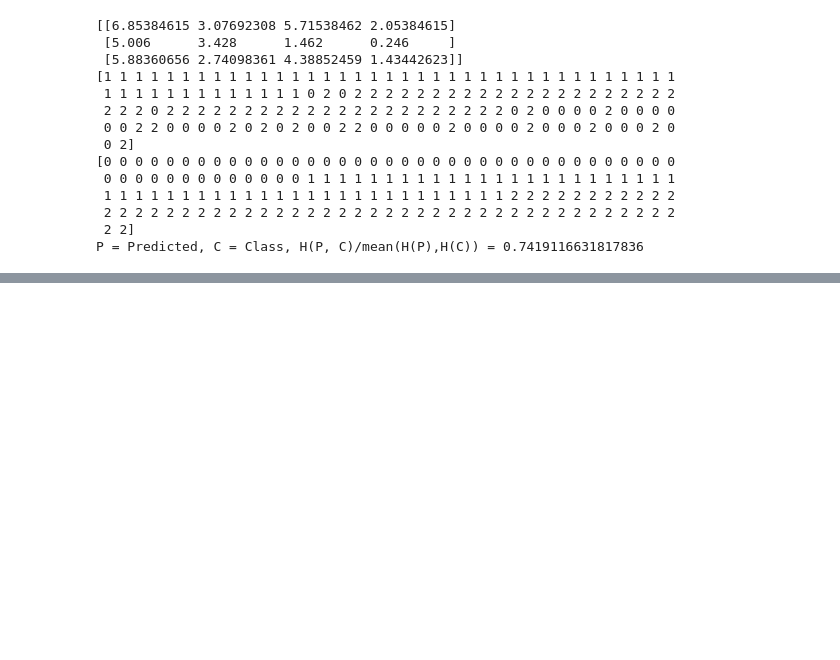
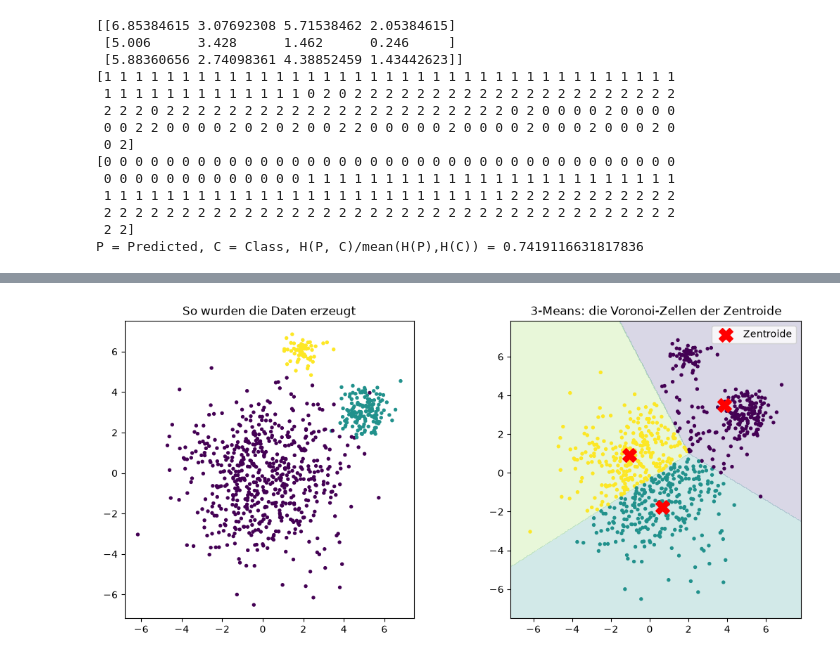
Before and after one commit to konradvoelkel/ds-skript-mirror, a Jupyter notebook: kmeans.ipynb, the cells around one changed output, grey strips where cells are left out. Saved outputs shown, nothing was run; the diff lists cells and outputs as text; code cells hidden in the pictures; blank space fills up the shorter version.

```diff
--- a/kmeans.ipynb
+++ b/kmeans.ipynb
@@ -385,0 +420,29 @@ from sklearn.cluster import MiniBatchKMeans
+# %%
+from sklearn.datasets import make_blobs
+
+# drei Blobs: verschieden groß und verschieden breit
+X, wahre_klasse = make_blobs(n_samples=[600, 150, 60],
+                             centers=[[0, 0], [5, 3], [2, 6]],
+                             cluster_std=[2.0, 0.6, 0.4],
+                             random_state=7)
+km = KMeans(n_clusters=3, n_init=10, random_state=7).fit(X)
+
+# Voronoi-Zellen: jeder Punkt der Ebene bekommt die Farbe seines nächsten Zentroids
+xs, ys = np.meshgrid(np.linspace(X[:, 0].min() - 1, X[:, 0].max() + 1, 300),
+                     np.linspace(X[:, 1].min() - 1, X[:, 1].max() + 1, 300))
+zellen = km.predict(np.c_[xs.ravel(), ys.ravel()]).reshape(xs.shape)
+
+fig, axs = plt.subplots(1, 2, figsize=(13, 5.5))
+axs[0].scatter(X[:, 0], X[:, 1], c=wahre_klasse, s=8, cmap="viridis")
+axs[0].set_title("So wurden die Daten erzeugt")
+axs[1].contourf(xs, ys, zellen, levels=[-0.5, 0.5, 1.5, 2.5], alpha=0.2, cmap="viridis")
+axs[1].scatter(X[:, 0], X[:, 1], c=km.labels_, s=8, cmap="viridis")
+axs[1].scatter(km.cluster_centers_[:, 0], km.cluster_centers_[:, 1],
+               marker="X", s=200, c="red", label="Zentroide")
+axs[1].set_title("3-Means: die Voronoi-Zellen der Zentroide")
+axs[1].legend()
+for ax in axs:
+    ax.set_aspect("equal")
+plt.show()
+# %% [output]
+[figure, added]
```
Also changed, not shown: parts of 2 cells of this notebook, 2 other files.
